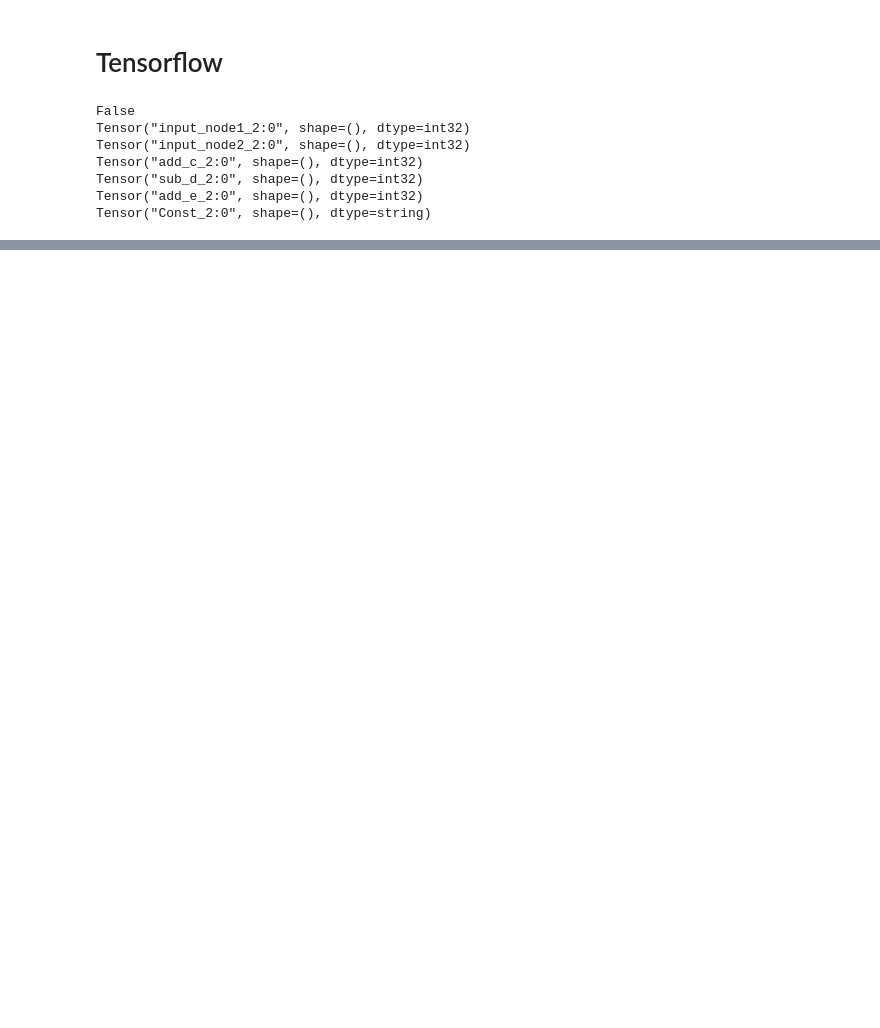
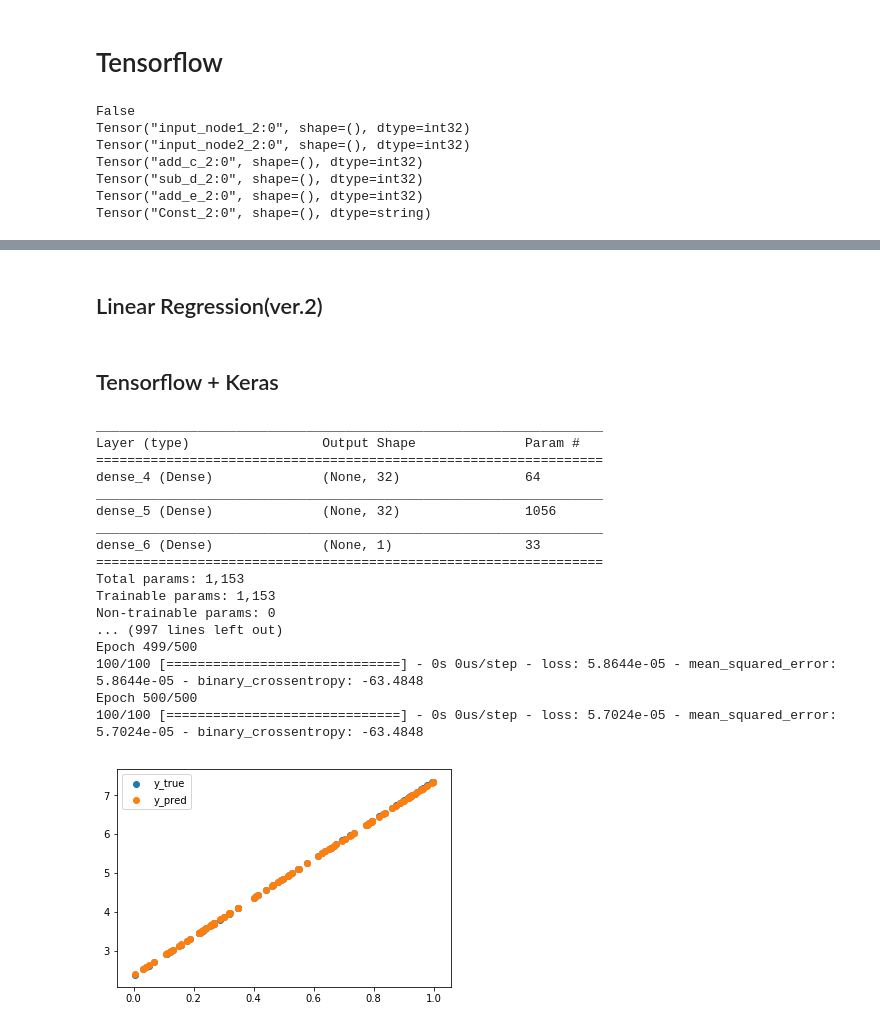
Before and after one commit to herbwood/study_datascience, a Jupyter notebook: yangjaehub/14.tensorflow.ipynb, the cells around one changed output, grey strips where cells are left out. Cells and saved outputs as stored; diff of their text form; code cells hidden in the pictures; blank space fills up the shorter version.

```diff
--- a/yangjaehub/14.tensorflow.ipynb
+++ b/yangjaehub/14.tensorflow.ipynb
@@ -37,0 +318,3 @@ Tensor("Const_2:0", shape=(), dtype=string)
+# %% [markdown]
+Linear Regression(ver.2)
+---------
@@ -37,0 +369,51 @@ Tensor("Const_2:0", shape=(), dtype=string)
+# %% [markdown]
+Tensorflow + Keras
+----------
+# %%
+import numpy as np
+import pandas as pd
+import tensorflow as tf
+import matplotlib.pyplot as plt
+from tensorflow import keras
+
+x = np.random.rand(100,1)
+y = 5 * x + 3 * np.random.rand(1)
+
+model = keras.Sequential([
+    # `.summary` 메서드 때문에 `input_shape`가 필요합니다
+    # 첫 번째 Layer에 데이터를 넣을때는 input_shape을 맞춰줘야합니다.
+    keras.layers.Dense(32, activation=tf.nn.relu, input_shape = (1, )),
+    keras.layers.Dense(32, activation=tf.nn.relu),
+    keras.layers.Dense(1)
+])
+
+model.compile(optimizer='adam',loss='mse',metrics=['mse', 'binary_crossentropy'])
+# 모델이 어떻게 이루어져있는지 출력합니다.
+model.summary()
+# 모델을 학습시킵니다
+history = model.fit(x,y, epochs = 500, batch_size = 100)
+
+# 결과 출력
+plt.scatter(x, y, label='y_true')
+plt.scatter(x, model.predict(x), label='y_pred')
+plt.legend()
+plt.savefig("tf_keras_plot.png")
+# %% [output]
+_________________________________________________________________
+Layer (type)                 Output Shape              Param #
+=================================================================
+dense_4 (Dense)              (None, 32)                64
+_________________________________________________________________
+dense_5 (Dense)              (None, 32)                1056
+_________________________________________________________________
+dense_6 (Dense)              (None, 1)                 33
+=================================================================
+Total params: 1,153
+Trainable params: 1,153
+Non-trainable params: 0
+... (997 lines left out)
+Epoch 499/500
+100/100 [==============================] - 0s 0us/step - loss: 5.8644e-05 - mean_squared_error: 5.8644e-05 - binary_crossentropy: -63.4848
+Epoch 500/500
+100/100 [==============================] - 0s 0us/step - loss: 5.7024e-05 - mean_squared_error: 5.7024e-05 - binary_crossentropy: -63.4848
+[figure, added]
```
Also changed, not shown: parts of 13 cells of this notebook.
